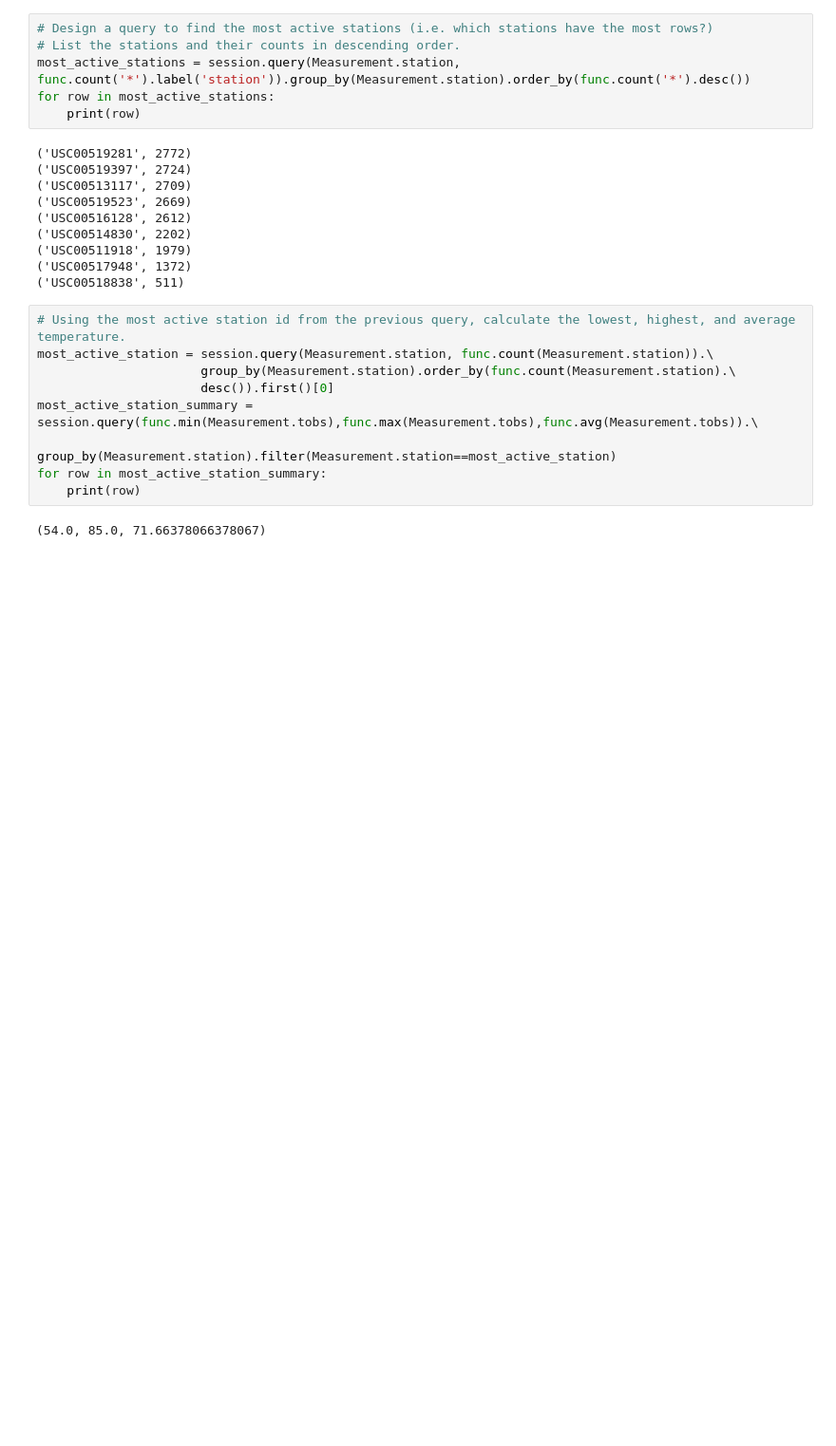
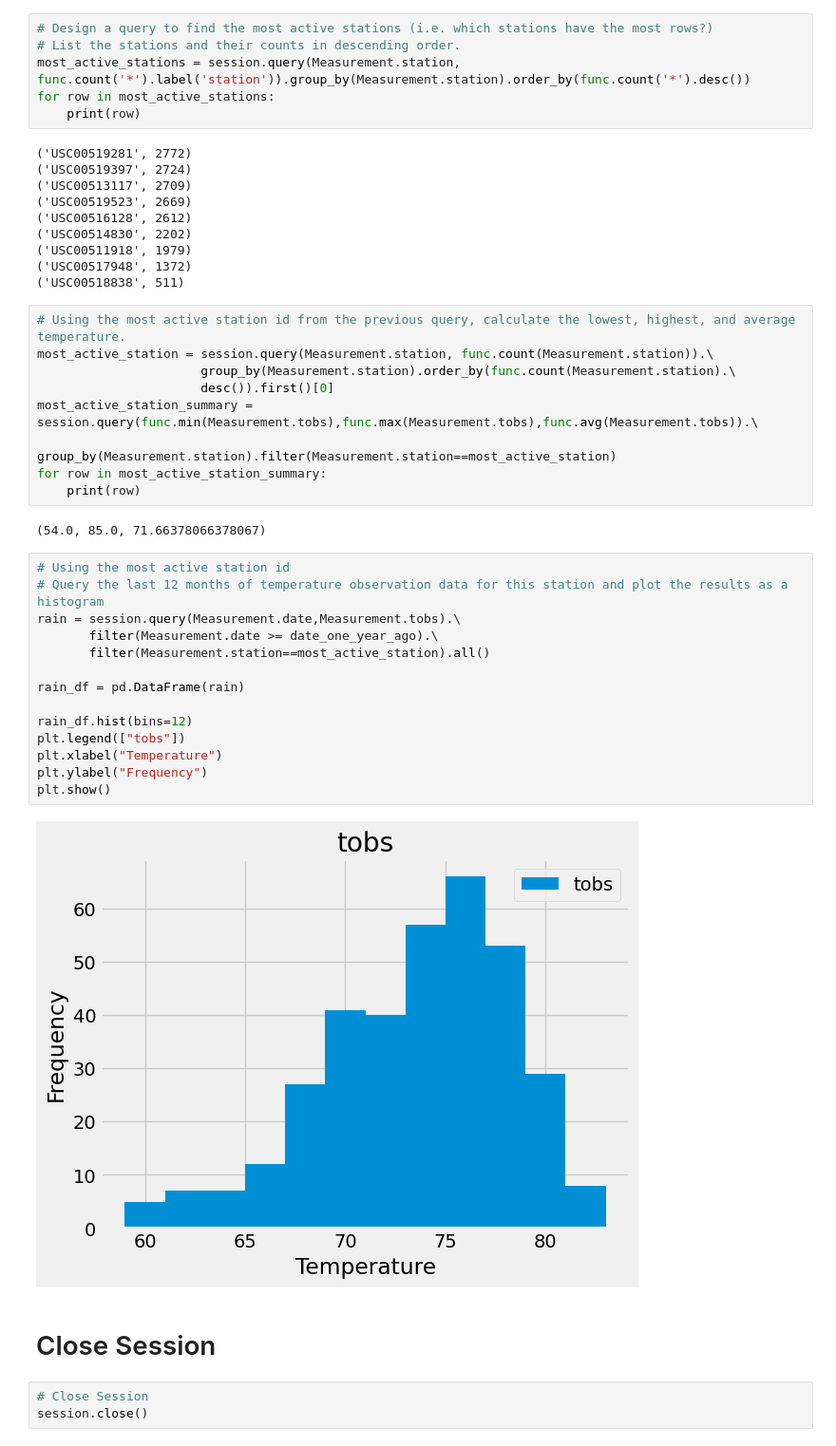
Before and after one commit to VinnyShankar/sqlalchemy-challenge, a Jupyter notebook: SurfsUp/climate.ipynb, the cells around one changed output. Shown at 95% size. Drawn from its saved outputs; the diff is of its cells as text; blank space fills up the shorter version.

Commit message:
one year temperature histogram for most active station

```diff
--- a/SurfsUp/climate.ipynb
+++ b/SurfsUp/climate.ipynb
@@ -150,3 +150,24 @@ for row in most_active_station_summary:
     print(row)
 # %% [output]
 (54.0, 85.0, 71.66378066378067)
+# %%
+# Using the most active station id
+# Query the last 12 months of temperature observation data for this station and plot the results as a histogram
+rain = session.query(Measurement.date,Measurement.tobs).\
+       filter(Measurement.date >= date_one_year_ago).\
+       filter(Measurement.station==most_active_station).all()
+
+rain_df = pd.DataFrame(rain)
+
+rain_df.hist(bins=12)
+plt.legend(["tobs"])
+plt.xlabel("Temperature")
+plt.ylabel("Frequency")
+plt.show()
+# %% [output]
+[figure, added]
+# %% [markdown]
+# Close Session
+# %%
+# Close Session
+session.close()
```
Also changed, not shown: parts of 1 cell of this notebook.
